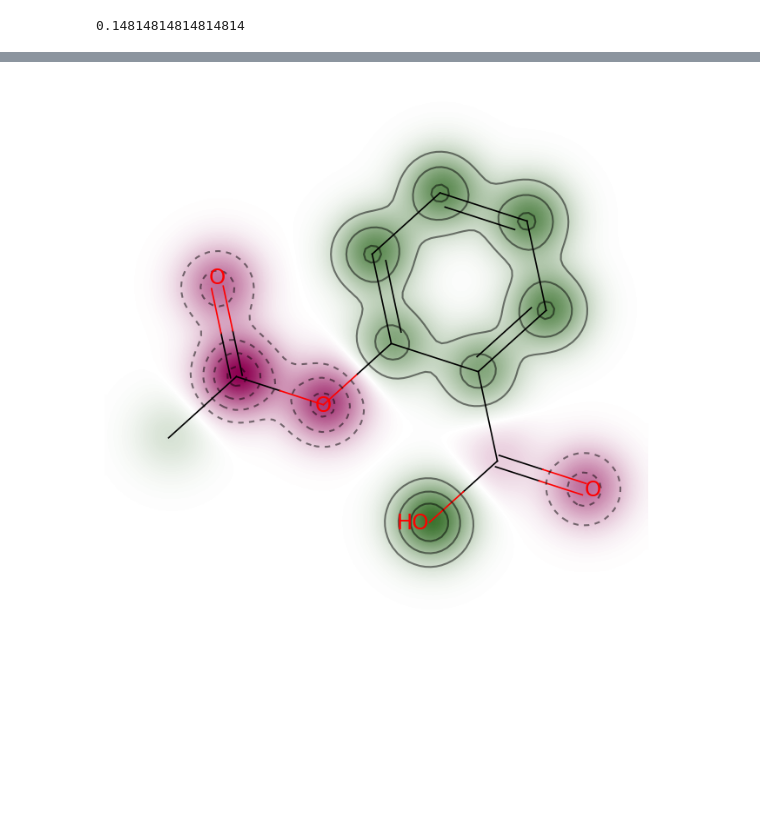
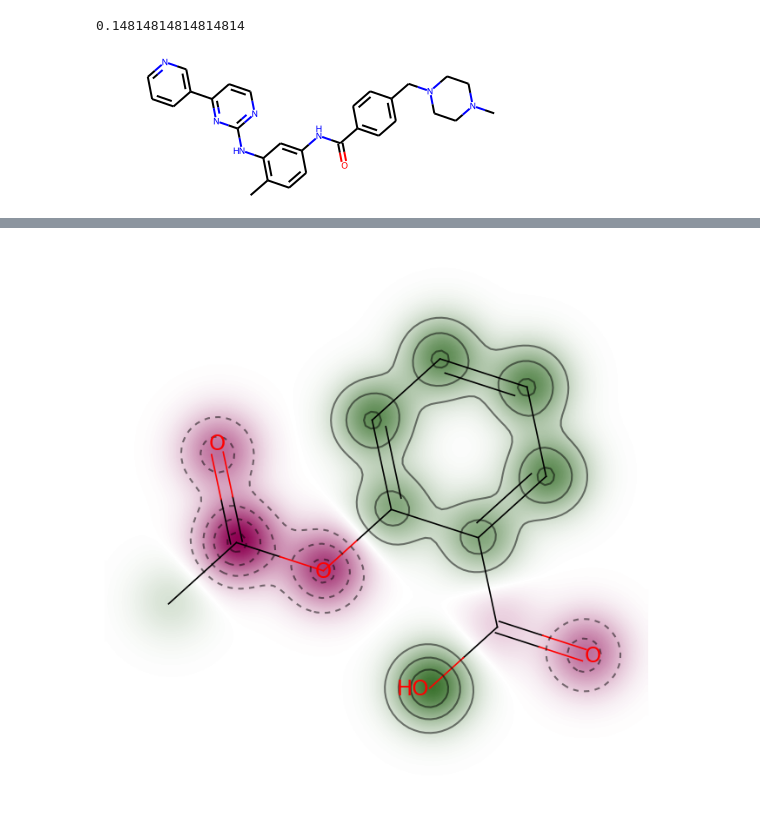
Before and after one commit to CalvinCYY/workshops, a Jupyter notebook: tutorial-1-fingerprints.ipynb, the cells around one changed output, grey strips where cells are left out. Saved outputs shown, nothing was run; the diff lists cells and outputs as text; code cells hidden in the pictures; blank space fills up the shorter version.

```diff
--- a/tutorial-1-fingerprints.ipynb
+++ b/tutorial-1-fingerprints.ipynb
@@ -355,6 +357,10 @@ rdkit.DataStructs.FingerprintSimilarity(fp_ibuprofen, fp_aspirin)
 0.14814814814814814
 # %%
 imatinib = Chem.MolFromSmiles('CC1=C(C=C(C=C1)NC(=O)C2=CC=C(C=C2)CN3CCN(CC3)C)NC4=NC=CC(=N4)C5=CN=CC=C5')
+# %%
+imatinib
+# %% [output]
+[figure, added]
 # %%
 bi_imatinib = {}
 fp_imatinib = AllChem.GetMorganFingerprintAsBitVect(imatinib, radius=radius, nBits=nBits, bitInfo=bi_imatinib)
```
Also changed, not shown: parts of 8 cells of this notebook.
